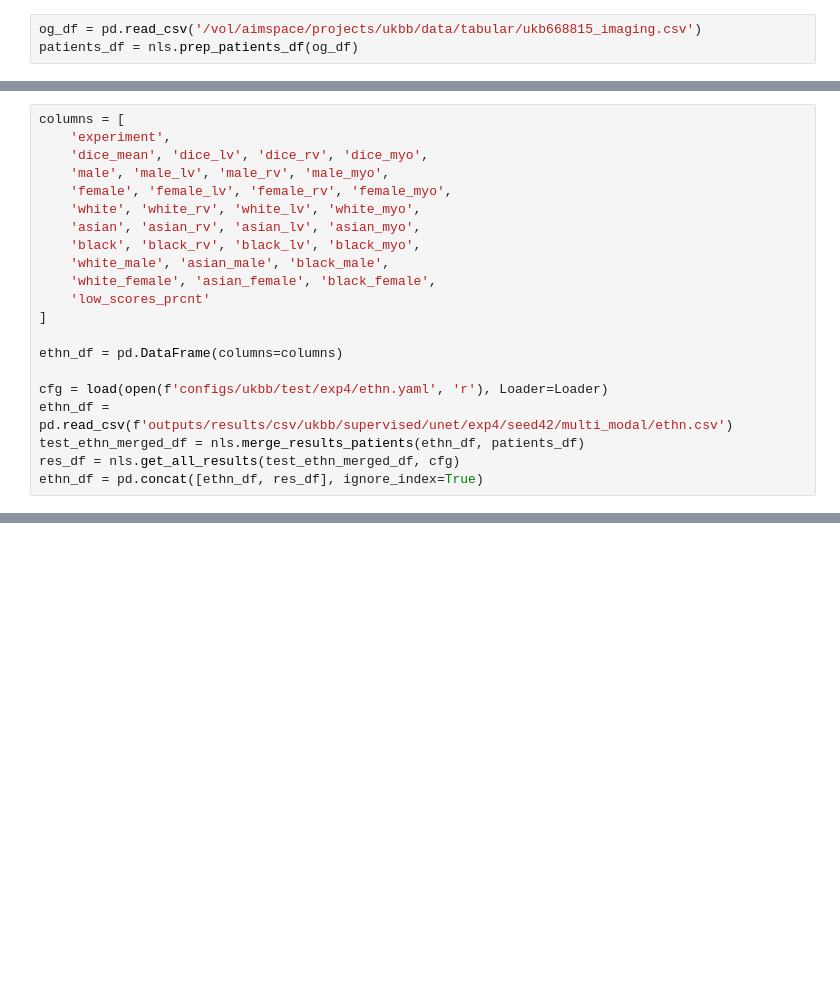
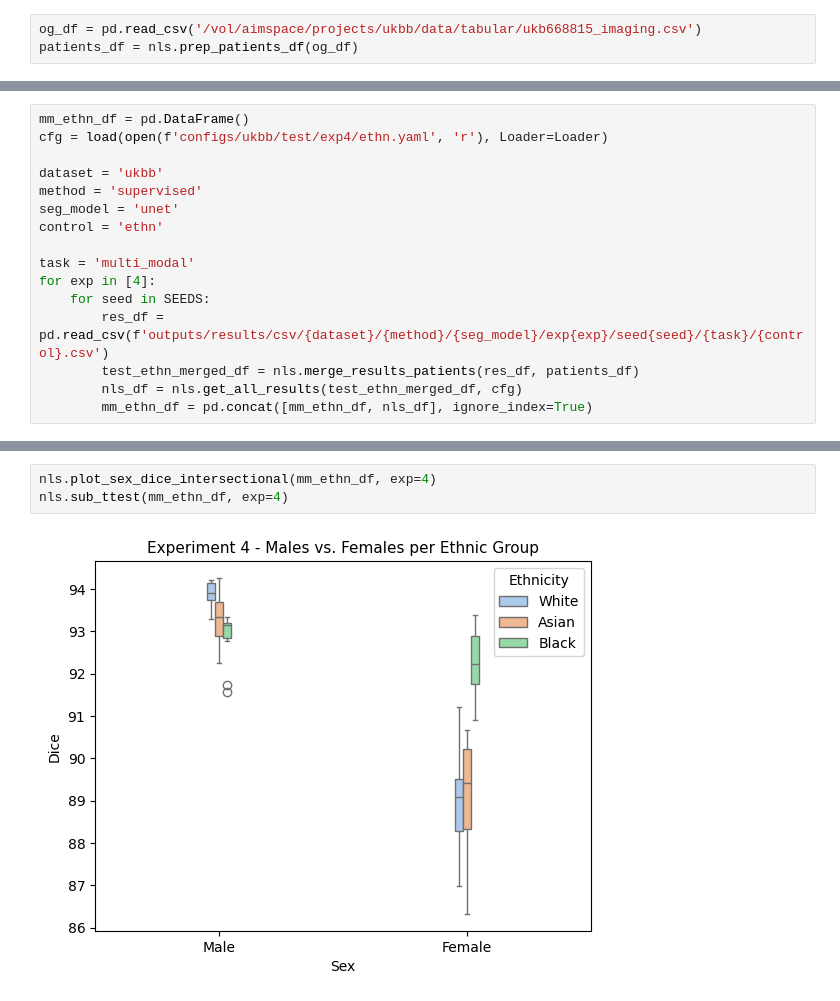
Before and after one commit to msskzx/UniMatch, a Jupyter notebook: more-scenarios/medical/tasks_analysis.ipynb, the cells around one changed output, grey strips where cells are left out. Cells and saved outputs as stored; diff of their text form; blank space fills up the shorter version.

Commit message:
results analysis for multi modal, multi task supervised unet

```diff
--- a/more-scenarios/medical/tasks_analysis.ipynb
+++ b/more-scenarios/medical/tasks_analysis.ipynb
@@ -12,21 +20,16 @@ patients_df = nls.prep_patients_df(og_df)
 # %%
-columns = [
-    'experiment',
-    'dice_mean', 'dice_lv', 'dice_rv', 'dice_myo',
-    'male', 'male_lv', 'male_rv', 'male_myo',
-    'female', 'female_lv', 'female_rv', 'female_myo',
-    'white', 'white_rv', 'white_lv', 'white_myo',
-    'asian', 'asian_rv', 'asian_lv', 'asian_myo',
-    'black', 'black_rv', 'black_lv', 'black_myo',
-    'white_male', 'asian_male', 'black_male',
-    'white_female', 'asian_female', 'black_female',
-    'low_scores_prcnt'
-]
+mm_ethn_df = pd.DataFrame()
+cfg = load(open(f'configs/ukbb/test/exp4/ethn.yaml', 'r'), Loader=Loader)
 
-ethn_df = pd.DataFrame(columns=columns)
+dataset = 'ukbb'
+method = 'supervised'
+seg_model = 'unet'
+control = 'ethn'
 
-cfg = load(open(f'configs/ukbb/test/exp4/ethn.yaml', 'r'), Loader=Loader)
-ethn_df = pd.read_csv(f'outputs/results/csv/ukbb/supervised/unet/exp4/seed42/multi_modal/ethn.csv')
-test_ethn_merged_df = nls.merge_results_patients(ethn_df, patients_df)
-res_df = nls.get_all_results(test_ethn_merged_df, cfg)
-ethn_df = pd.concat([ethn_df, res_df], ignore_index=True)
+task = 'multi_modal'
+for exp in [4]:
+    for seed in SEEDS:
+        res_df = pd.read_csv(f'outputs/results/csv/{dataset}/{method}/{seg_model}/exp{exp}/seed{seed}/{task}/{control}.csv')
+        test_ethn_merged_df = nls.merge_results_patients(res_df, patients_df)
+        nls_df = nls.get_all_results(test_ethn_merged_df, cfg)
+        mm_ethn_df = pd.concat([mm_ethn_df, nls_df], ignore_index=True)
@@ -66,0 +50,5 @@ for seed in SEEDS:
+# %%
+nls.plot_sex_dice_intersectional(mm_ethn_df, exp=4)
+nls.sub_ttest(mm_ethn_df, exp=4)
+# %% [output]
+[figure, added]
```
Also changed, not shown: parts of 18 cells of this notebook, 4 other files.
